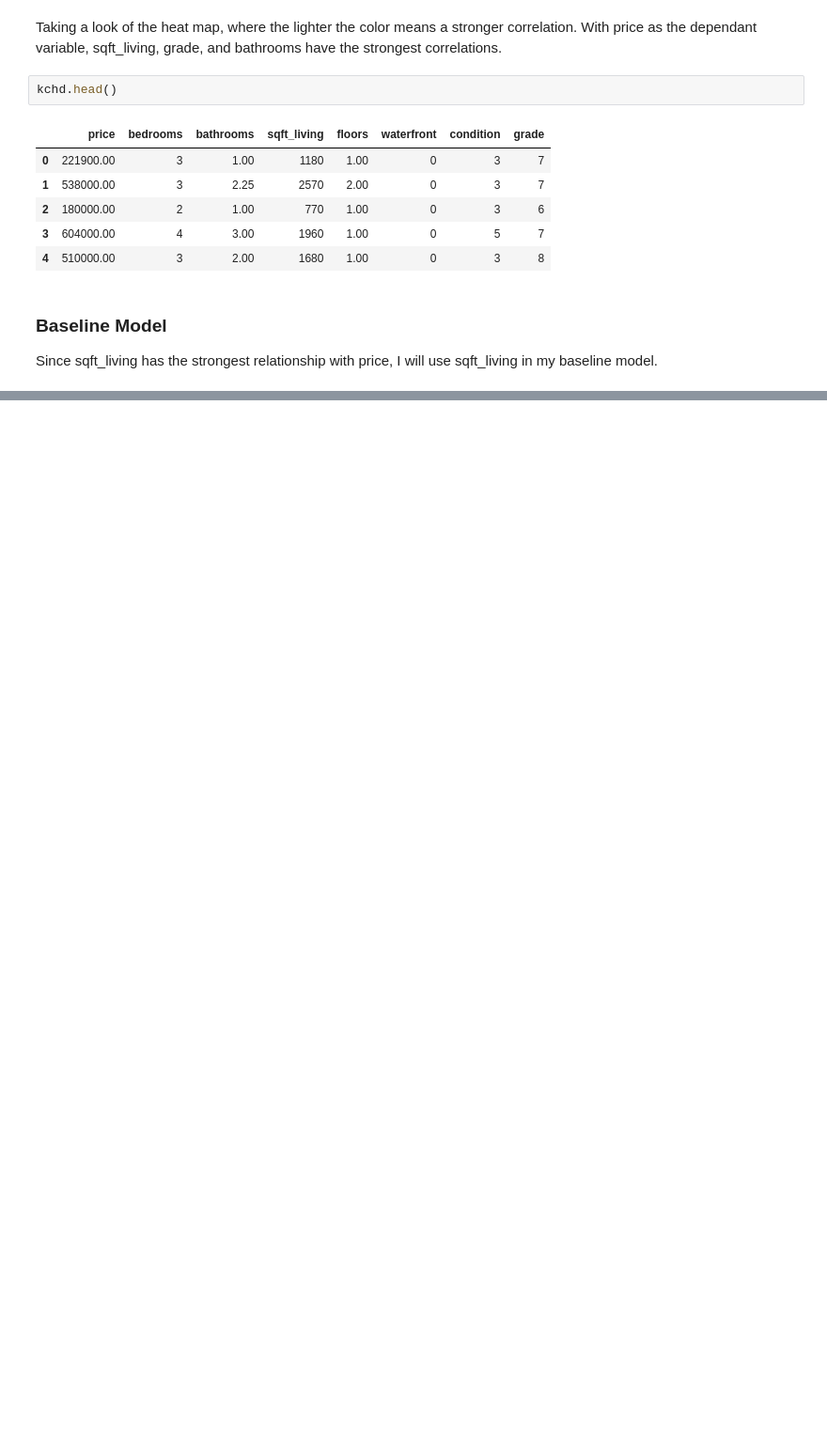
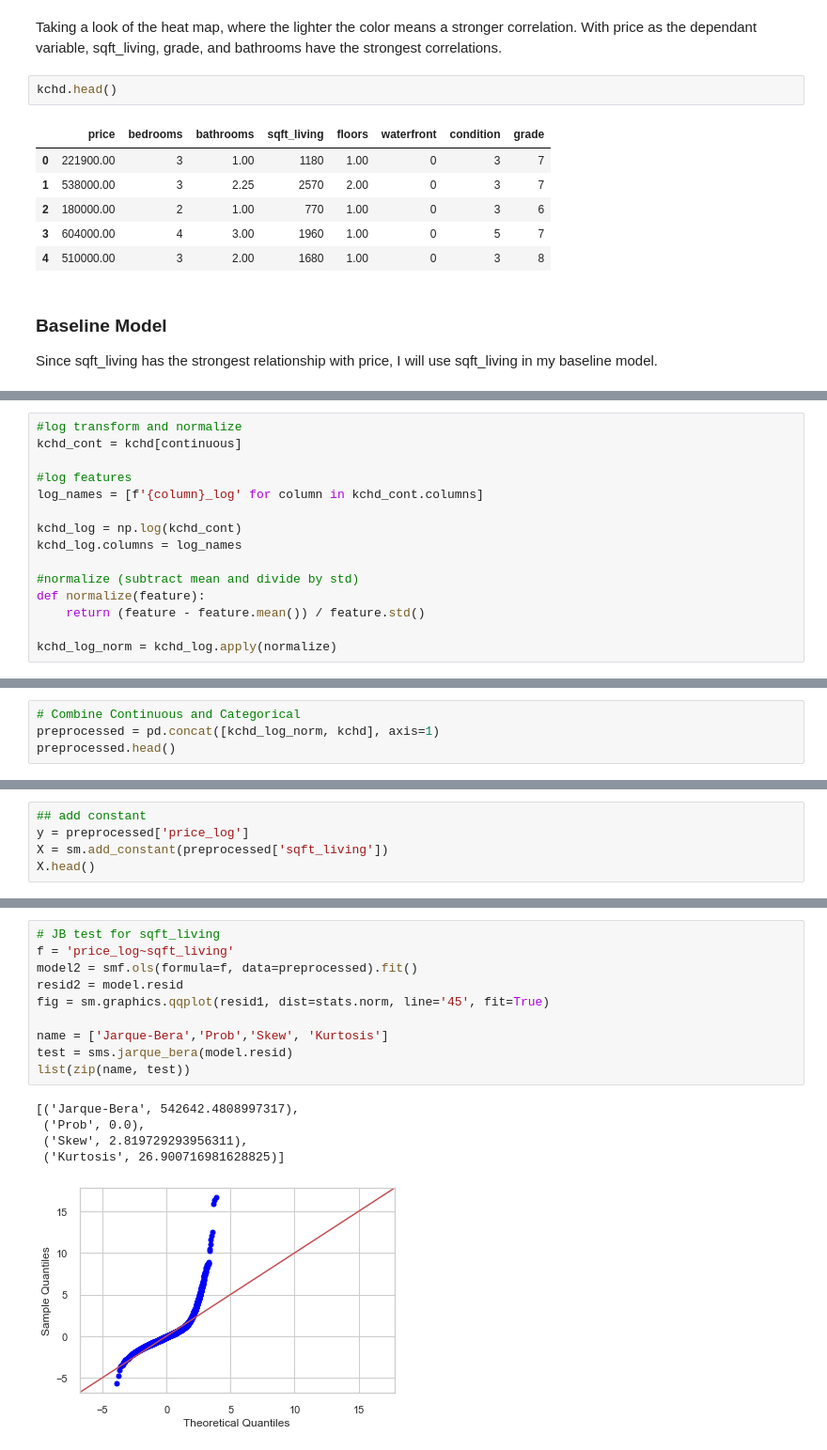
Before and after one commit to MHolthouser1024/Phase-2-housing-project, a Jupyter notebook: Final_Notebook.ipynb, the cells around one changed output, grey strips where cells are left out. Shown at 94% size. Saved outputs shown, nothing was run; the diff lists cells and outputs as text; blank space fills up the shorter version.

```diff
--- a/Final_Notebook.ipynb
+++ b/Final_Notebook.ipynb
@@ -442,0 +431,15 @@ plt. scatter(x=model.fittedvalues, y=model.resid);
+# %%
+#log transform and normalize
+kchd_cont = kchd[continuous]
+
+#log features
+log_names = [f'{column}_log' for column in kchd_cont.columns]
+
+kchd_log = np.log(kchd_cont)
+kchd_log.columns = log_names
+
+#normalize (subtract mean and divide by std)
+def normalize(feature):
+    return (feature - feature.mean()) / feature.std()
+
+kchd_log_norm = kchd_log.apply(normalize)
@@ -442,0 +462,4 @@ plt. scatter(x=model.fittedvalues, y=model.resid);
+# %%
+# Combine Continuous and Categorical
+preprocessed = pd.concat([kchd_log_norm, kchd], axis=1)
+preprocessed.head()
@@ -442,0 +473,5 @@ plt. scatter(x=model.fittedvalues, y=model.resid);
+# %%
+## add constant
+y = preprocessed['price_log']
+X = sm.add_constant(preprocessed['sqft_living'])
+X.head()
@@ -442,0 +510,16 @@ plt. scatter(x=model.fittedvalues, y=model.resid);
+# %%
+# JB test for sqft_living
+f = 'price_log~sqft_living'
+model2 = smf.ols(formula=f, data=preprocessed).fit()
+resid2 = model.resid
+fig = sm.graphics.qqplot(resid1, dist=stats.norm, line='45', fit=True)
+
+name = ['Jarque-Bera','Prob','Skew', 'Kurtosis']
+test = sms.jarque_bera(model.resid)
+list(zip(name, test))
+# %% [output]
+[('Jarque-Bera', 542642.4808997317),
+ ('Prob', 0.0),
+ ('Skew', 2.819729293956311),
+ ('Kurtosis', 26.900716981628825)]
+[figure, added]
```
Also changed, not shown: parts of 16 cells of this notebook.
